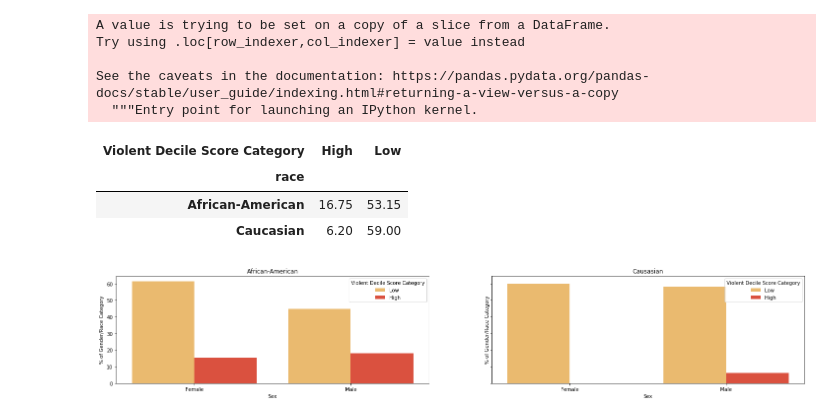
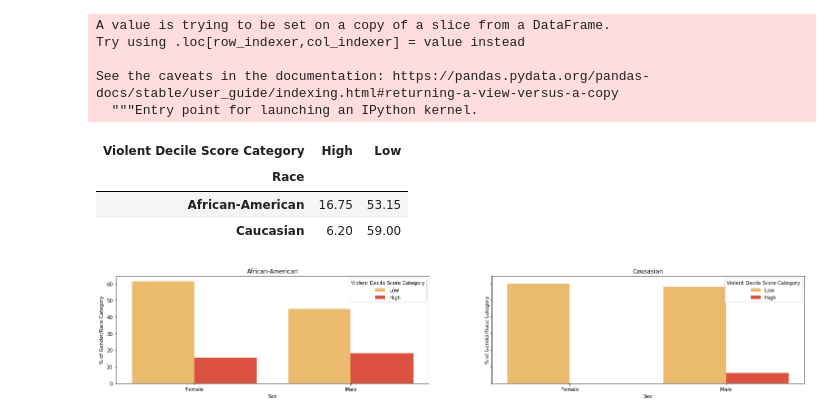
Before and after one commit to CyrusRR/iXDSCourseProject1, a Jupyter notebook: compas-analysis-master/CompasCannabis.ipynb, the cells around one changed output. Saved outputs shown, nothing was run; the diff lists cells and outputs as text; code cells hidden in the pictures.

```diff
--- a/compas-analysis-master/CompasCannabis.ipynb
+++ b/compas-analysis-master/CompasCannabis.ipynb
@@ -242,6 +252,6 @@ VCompWeed2
 | 17 | 18 | Other | Low | Male |
 | 18 | 7 | Other | Medium | Male |
 # %%
-VCompWeed3 = VCompWeed2[(VCompWeed2.race == "African-American")| (VCompWeed2.race == "Caucasian")]
+VCompWeed3 = VCompWeed2[(VCompWeed2.Race == "African-American")| (VCompWeed2.Race == "Caucasian")]
 VCompWeed3
 # %% [output]
@@ -258,10 +268,10 @@ VCompWeed3
 | 9 | 65 | Caucasian | Low | Male |
 | 10 | 40 | Caucasian | Medium | Male |
 # %%
-VCompdum = pd.get_dummies(CompWeed, prefix=["race","Sex"], columns=["race","Sex"])
+VCompdum = pd.get_dummies(CompWeed, prefix=["Race","Sex"], columns=["Race","Sex"])
 # %%
 VCom2 = VCompdum
-VCom2 = VCom2.rename(columns ={"race_African-American": "race_African_American"})
+VCom2 = VCom2.rename(columns ={"Race_African-American": "Race_African_American"})
 VCom2.columns
 # %% [output]
 Index(['id', 'age', 'juv_fel_count', 'decile_score', 'juv_misd_count',
@@ -275,9 +285,9 @@ Index(['id', 'age', 'juv_fel_count', 'decile_score', 'juv_misd_count',
       dtype='object')
 # %%
-VCom2 = [VCom2[VCom2.Sex_Female == 1].race_African_American.sum(),
-           VCom2[VCom2.Sex_Male == 1].race_African_American.sum(),
-           VCom2[VCom2.Sex_Female == 1].race_Caucasian.sum(),
-           VCom2[VCom2.Sex_Male == 1].race_Caucasian.sum(),
+VCom2 = [VCom2[VCom2.Sex_Female == 1].Race_African_American.sum(),
+           VCom2[VCom2.Sex_Male == 1].Race_African_American.sum(),
+           VCom2[VCom2.Sex_Female == 1].Race_Caucasian.sum(),
+           VCom2[VCom2.Sex_Male == 1].Race_Caucasian.sum(),
           ]
 VCom2
 # %% [output]
@@ -304,13 +314,13 @@ See the caveats in the documentation: https://pandas.pydata.org/pandas-docs/stab
 # %%
 VCOMPASPIVOT = VCOMPAS2.pivot_table(
     values = "% of Gender/Race Category",
-    index = 'race',
+    index = 'Race',
     columns = 'Violent Decile Score Category'
 )
 VCOMPASPIVOT
 # %% [output]
 | Violent Decile Score Category | High | Low |
-| race |  |  |
+| Race |  |  |
 | African-American | 16.75 | 53.15 |
 | Caucasian | 6.20 | 59.00 |
 # %%
```
Also changed, not shown: parts of 16 cells of this notebook, 2 other files.
